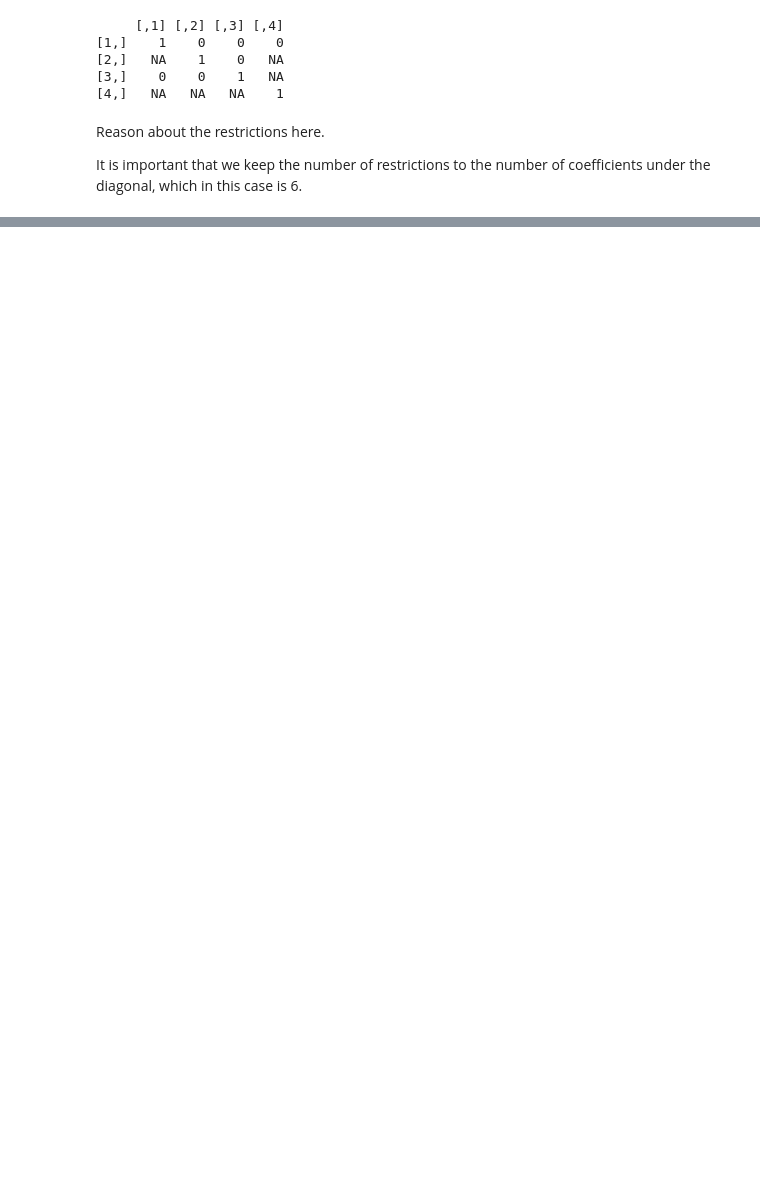
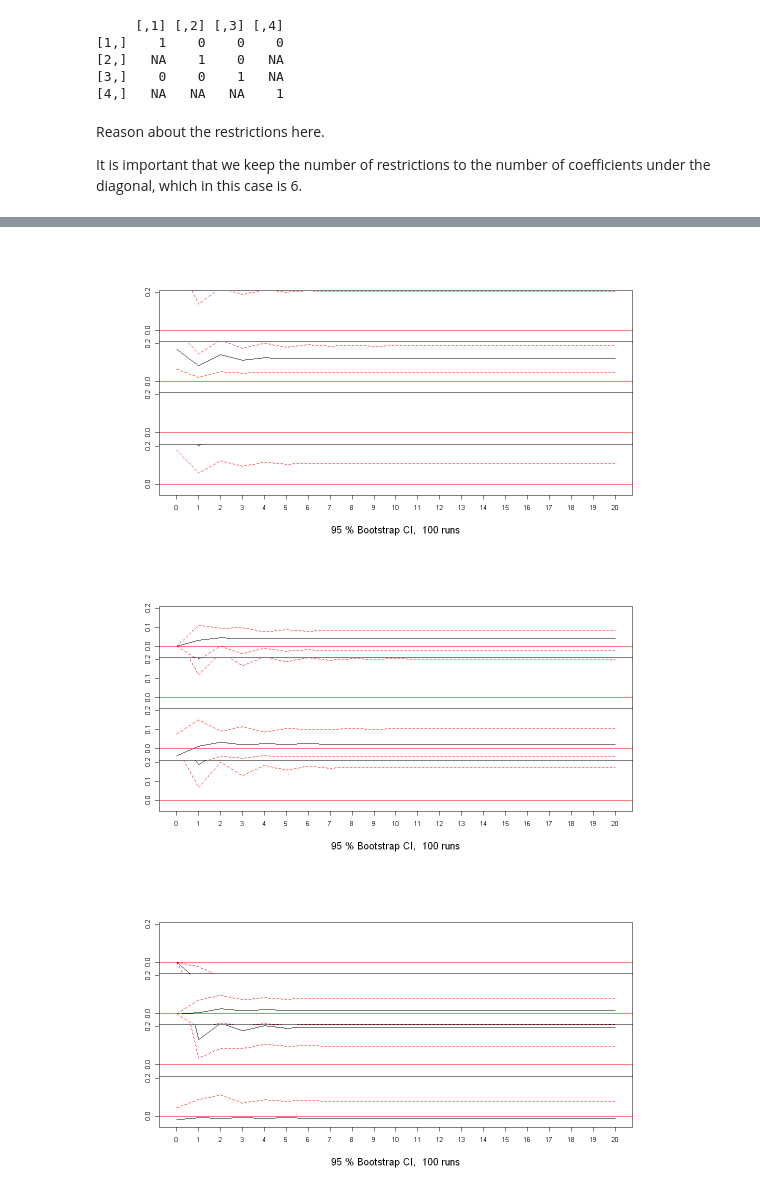
Before and after one commit to PetrCala/macro_tools_term_paper, a Jupyter notebook: code/cala_termpaper_main.ipynb, the cells around one changed output, grey strips where cells are left out. Saved outputs shown, nothing was run; the diff lists cells and outputs as text; code cells hidden in the pictures; blank space fills up the shorter version.

```diff
--- a/code/cala_termpaper_main.ipynb
+++ b/code/cala_termpaper_main.ipynb
@@ -674,0 +756,14 @@ plot(structVAR1_irf)
+# %%
+# Method 1: Long-run Restriction
+var1_lr <- VAR(data_var, p = 9, type = "const")
+var1_lr_res <- resid(var1_lr)
+var1_lr_res_coint <- ca.jo(var1_lr_res, type = "trace", K = 2, spec = "transitory")
+var1_lr_res_vecm <- vec2var(var1_lr_res_coint, r = 1)
+var1_lr_res_irf <- irf(var1_lr_res_vecm, n.ahead=20, ortho=TRUE, boot=TRUE)
+# Plot impulse response functions with shaded confidence intervals
+options(repr.plot.width = 10, repr.plot.height = 5)
+plot(var1_lr_res_irf, main = "", ylab = "", xlab = "Periods", ylim = c(-0.05, 0.2))
+# %% [output]
+[figure, added]
+[figure, added]
+[figure, added]
```
Also changed, not shown: parts of 20 cells of this notebook, 1 other file.
